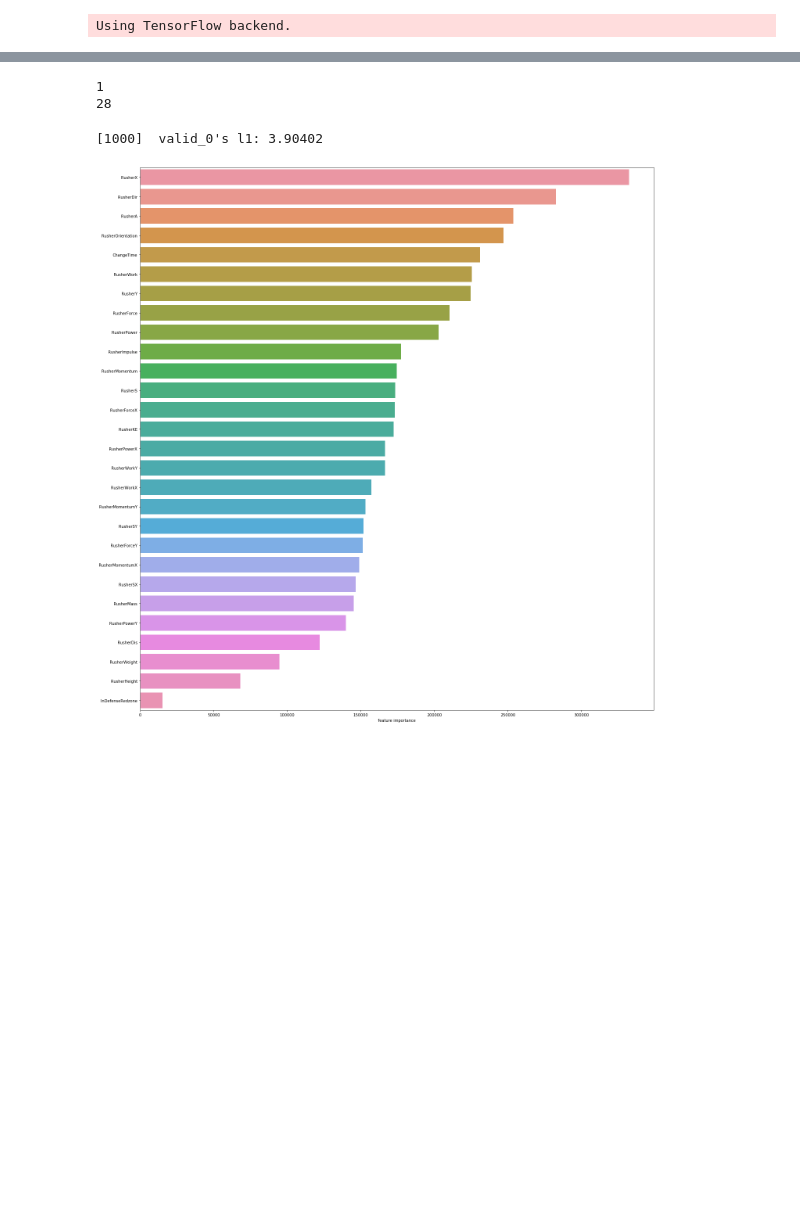
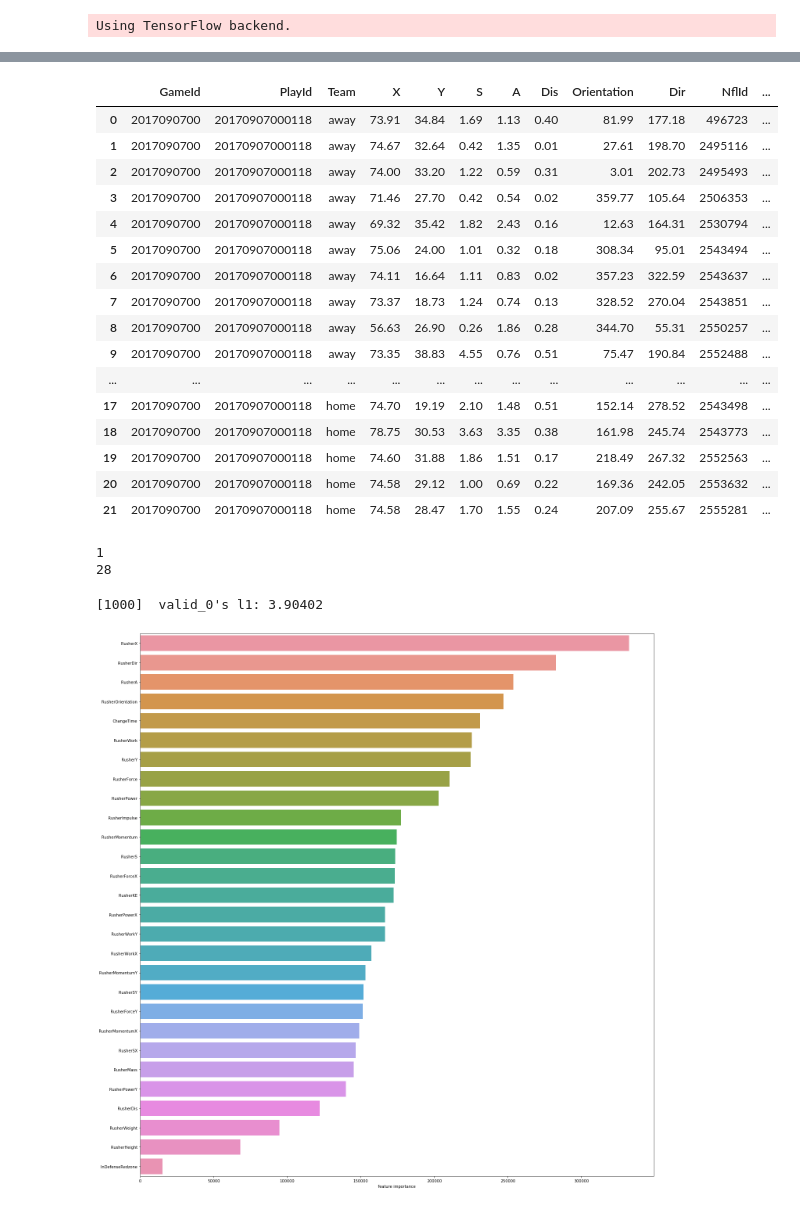
Before and after one commit to TheNerdyCat/nfl-big-data-bowl, a Jupyter notebook: output/feature_engineering_v4.ipynb, the cells around one changed output, grey strips where cells are left out. Cells and saved outputs as stored; diff of their text form; code cells hidden in the pictures; blank space fills up the shorter version.

```diff
--- a/output/feature_engineering_v4.ipynb
+++ b/output/feature_engineering_v4.ipynb
@@ -751 +775,33 @@ def rusher_mechanics(df):
+# %%
+df = train
+
+# euclidean distance between rusher and player
+
+# RusherDir = 0:
+    # If X=RusherX & Y>RusherY: 0
+    # If X=RusherX & Y<RusherY: 180
+    # If Y=RusherY & X>RusherX: 90
+    # If Y=RusherY & X<RusherX: 270
+# Rusher
+
+
+df
+# %% [output]
+|  | GameId | PlayId | Team | X | Y | S | A | Dis | Orientation | Dir | NflId | ... |
+| 0 | 2017090700 | 20170907000118 | away | 73.91 | 34.84 | 1.69 | 1.13 | 0.40 | 81.99 | 177.18 | 496723 | ... |
+| 1 | 2017090700 | 20170907000118 | away | 74.67 | 32.64 | 0.42 | 1.35 | 0.01 | 27.61 | 198.70 | 2495116 | ... |
+| 2 | 2017090700 | 20170907000118 | away | 74.00 | 33.20 | 1.22 | 0.59 | 0.31 | 3.01 | 202.73 | 2495493 | ... |
+| 3 | 2017090700 | 20170907000118 | away | 71.46 | 27.70 | 0.42 | 0.54 | 0.02 | 359.77 | 105.64 | 2506353 | ... |
+| 4 | 2017090700 | 20170907000118 | away | 69.32 | 35.42 | 1.82 | 2.43 | 0.16 | 12.63 | 164.31 | 2530794 | ... |
+| 5 | 2017090700 | 20170907000118 | away | 75.06 | 24.00 | 1.01 | 0.32 | 0.18 | 308.34 | 95.01 | 2543494 | ... |
+| 6 | 2017090700 | 20170907000118 | away | 74.11 | 16.64 | 1.11 | 0.83 | 0.02 | 357.23 | 322.59 | 2543637 | ... |
+| 7 | 2017090700 | 20170907000118 | away | 73.37 | 18.73 | 1.24 | 0.74 | 0.13 | 328.52 | 270.04 | 2543851 | ... |
+| 8 | 2017090700 | 20170907000118 | away | 56.63 | 26.90 | 0.26 | 1.86 | 0.28 | 344.70 | 55.31 | 2550257 | ... |
+| 9 | 2017090700 | 20170907000118 | away | 73.35 | 38.83 | 4.55 | 0.76 | 0.51 | 75.47 | 190.84 | 2552488 | ... |
+| ... | ... | ... | ... | ... | ... | ... | ... | ... | ... | ... | ... | ... |
+| 17 | 2017090700 | 20170907000118 | home | 74.70 | 19.19 | 2.10 | 1.48 | 0.51 | 152.14 | 278.52 | 2543498 | ... |
+| 18 | 2017090700 | 20170907000118 | home | 78.75 | 30.53 | 3.63 | 3.35 | 0.38 | 161.98 | 245.74 | 2543773 | ... |
+| 19 | 2017090700 | 20170907000118 | home | 74.60 | 31.88 | 1.86 | 1.51 | 0.17 | 218.49 | 267.32 | 2552563 | ... |
+| 20 | 2017090700 | 20170907000118 | home | 74.58 | 29.12 | 1.00 | 0.69 | 0.22 | 169.36 | 242.05 | 2553632 | ... |
+| 21 | 2017090700 | 20170907000118 | home | 74.58 | 28.47 | 1.70 | 1.55 | 0.24 | 207.09 | 255.67 | 2555281 | ... |
 # %%
```
Also changed, not shown: parts of 4 cells of this notebook, 4 other files.
